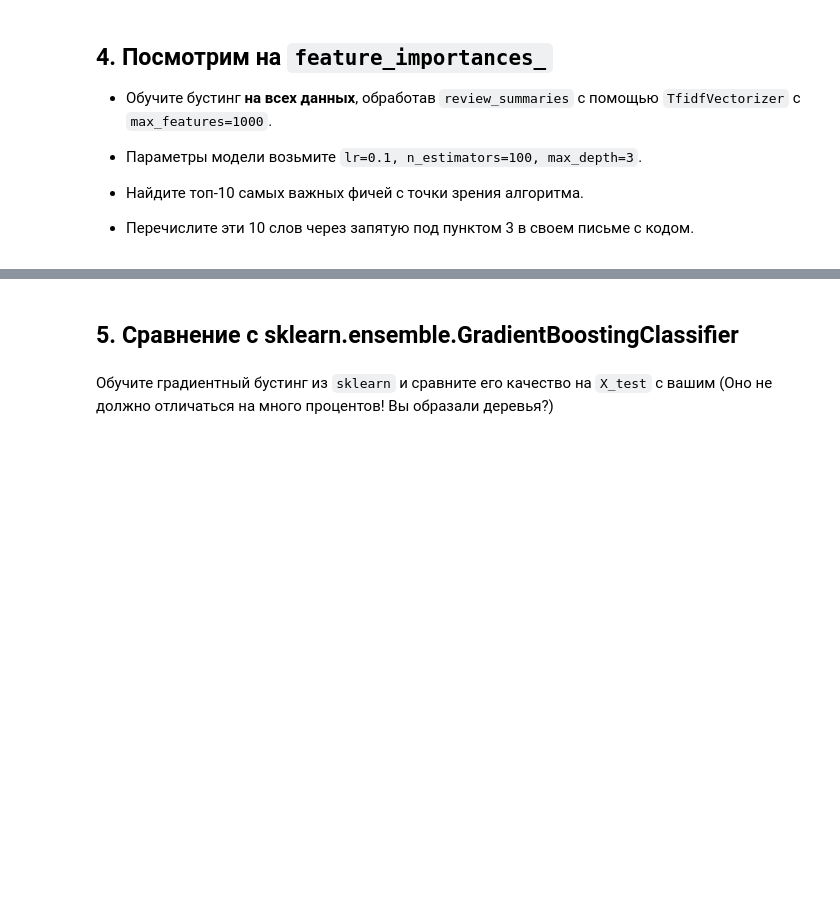
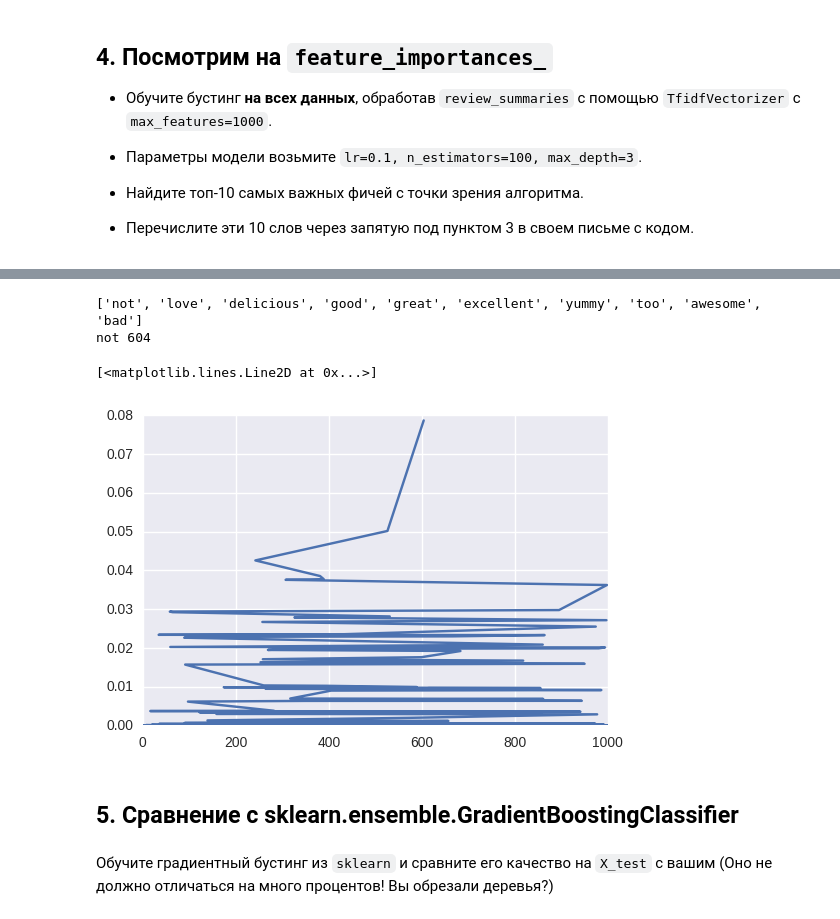
Before and after one commit to q121212/MIPT_Data_Mining_In_Action_2016, a Jupyter notebook: base/hw01/hw1.ipynb, the cells around one changed output, grey strips where cells are left out. Cells and saved outputs as stored; diff of their text form; code cells hidden in the pictures; blank space fills up the shorter version.

````diff
--- a/base/hw01/hw1.ipynb
+++ b/base/hw01/hw1.ipynb
@@ -113,10 +113,16 @@ review_summaries[:5]
 from sklearn.feature_extraction.text import TfidfVectorizer
 from sklearn.feature_extraction.text import HashingVectorizer
 # %%
-vectorizer = HashingVectorizer(n_features=1623) #TfidfVectorizer(min_df=1)
+vectorizer = HashingVectorizer(n_features=3700)  #TfidfVectorizer(min_df=1)
 # %%
 tfidfed = vectorizer.transform(review_summaries) #vectorizer.fit_transform(review_summaries)
 # %%
-X = tfidfed.toarray() #<используйте векторные представления текстов, полученные на предыдущем шаге>
+from sklearn.model_selection import train_test_split
+
+
+X = tfidfed #<используйте векторные представления текстов, полученные на предыдущем шаге>
 y = train_df.Prediction.values
+
+
 X_train, X_test, y_train, y_test = train_test_split(X, y, train_size=0.7, random_state=42)
+# print(X_train, X_test, y_train, y_test)
@@ -179,7 +202,7 @@ num_iters = 1000
 
 for i in tqdm.trange(num_iters):
     # Сделайте один шаг градиентного спуска с помощью num_iters=1
-    clf.train(...)
+    clf.train(X_train, y_train, num_iters = 1, batch_size = 256)
     train_scores.append(accuracy_score(y_train, clf.predict(X_train)))
     test_scores.append(accuracy_score(y_test, clf.predict(X_test)))
 # %%
@@ -317,4 +370,20 @@ most_imp_features = ...
+# %%
+features = vectorizer.get_feature_names()
+importances = np.argsort(clf.feature_importances_)[::-1]
+most_imp_features = [features[i] for i in importances[:10]]
+# %%
+# Напечатайте слова
+print(most_imp_features)
+a = np.argmax(clf.feature_importances_)
+print(features[a], a)
+plt.figure()
+plt.plot(importances, [clf.feature_importances_[i] for i in importances])
+# %% [output]
+['not', 'love', 'delicious', 'good', 'great', 'excellent', 'yummy', 'too', 'awesome', 'bad']
+not 604
+[<matplotlib.lines.Line2D at 0x...>]
+[figure, added]
 # %% [markdown]
 ## 5. Сравнение с sklearn.ensemble.GradientBoostingClassifier
 # %% [markdown]
-Обучите градиентный бустинг из ```sklearn``` и сравните его качество на ```X_test``` с вашим (Оно не должно отличаться на много процентов! Вы образали деревья?)
+Обучите градиентный бустинг из ```sklearn``` и сравните его качество на ```X_test``` с вашим (Оно не должно отличаться на много процентов! Вы обрезали деревья?)
````
Also changed, not shown: parts of 26 cells of this notebook, 3 other files.
